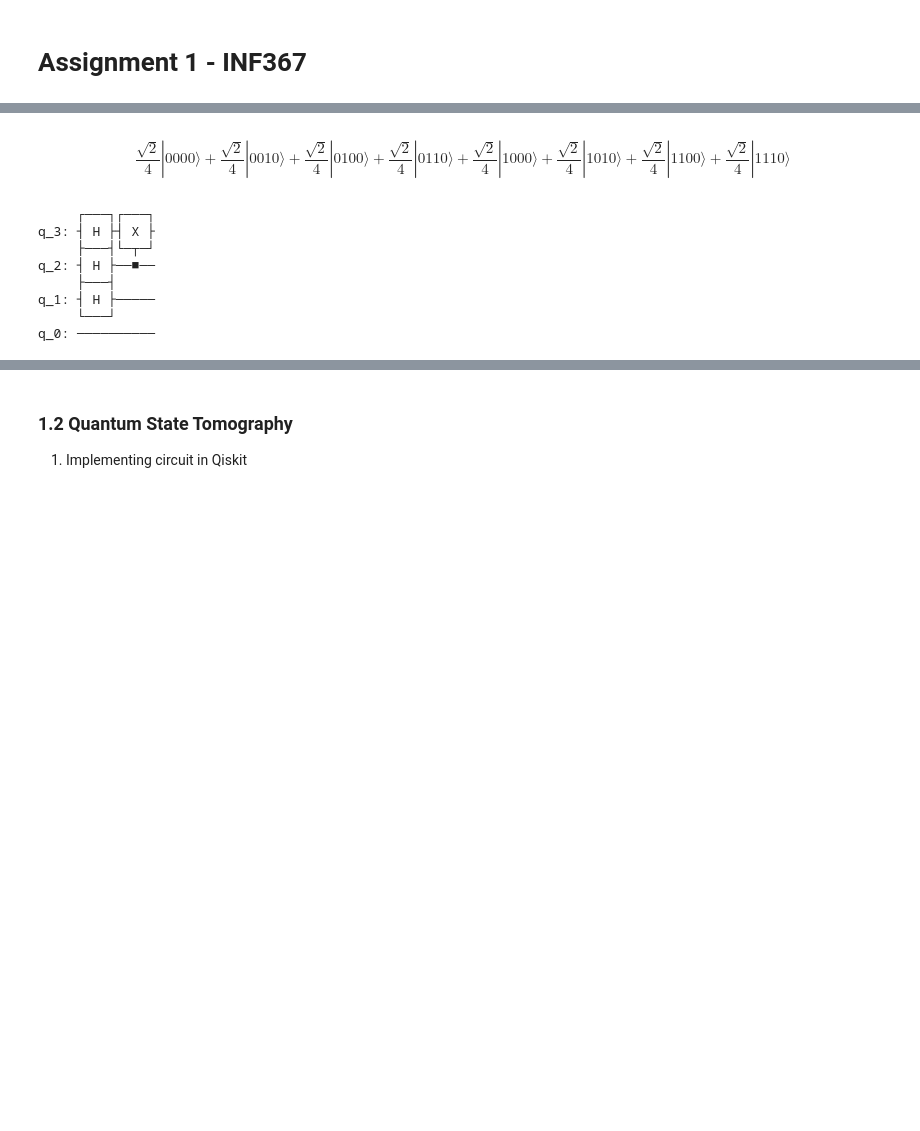
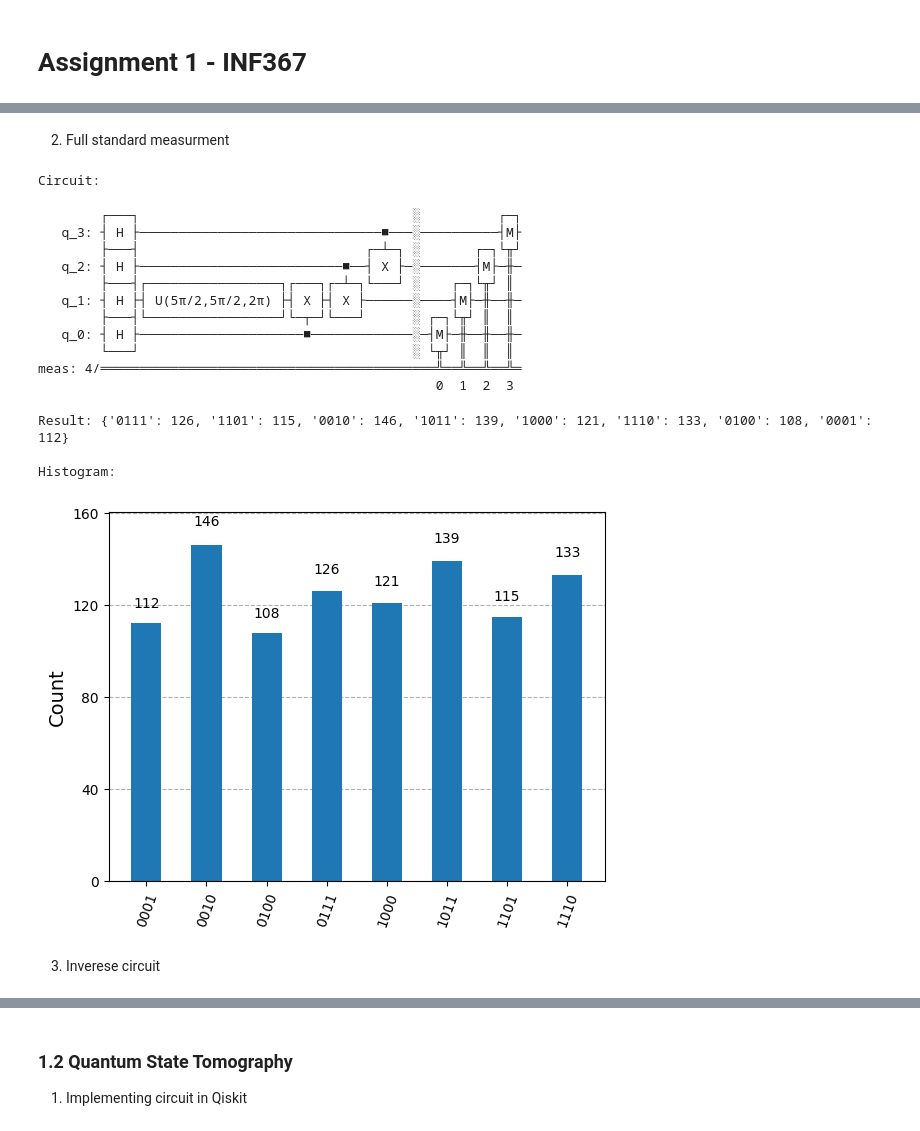
Before and after one commit to auroraingebrigtsen/Assignment1-Inf367, a Jupyter notebook: Quantum2024_MandatoryI_Coding.ipynb, the cells around one changed output, grey strips where cells are left out. Saved outputs shown, nothing was run; the diff lists cells and outputs as text; code cells hidden in the pictures; blank space fills up the shorter version.

```diff
--- a/Quantum2024_MandatoryI_Coding.ipynb
+++ b/Quantum2024_MandatoryI_Coding.ipynb
@@ -14,16 +25,21 @@ from qiskit.quantum_info import Statevector, Operator
 # %%
 qc = QuantumCircuit(4)
 
-#qc.h(3)
-#qc.h(3)
+qc.h(3)
+qc.h(2)
+qc.h(1)
+qc.h(0)
 
-qc.h(3)
+qc.u(np.pi*2.5, np.pi*2.5, np.pi*2,1)
 
-#qc.u(np.pi, np.pi/2, np.pi/2,3)
+qc.cx(0,1)
+qc.cx(2,1)
+qc.cx(3,2)
+
 statevector = Statevector(qc)
+x = Operator(qc).to_matrix()
+
 display(statevector.draw('latex'))
 display(qc.draw(reverse_bits=True))
-x = Operator(qc).to_matrix()
-x /= 1/4
 display(array_to_latex(x))
 # %% [output]
@@ -49,29 +66,4 @@ $$
  \end{bmatrix}
 $$
-# %%
-qc = QuantumCircuit(4)
-qc.h(3)
-qc.h(2)
-qc.h(1)
-qc.cx(2,3)
-statevector = Statevector(qc)
-display(statevector.draw('latex'))
-display(qc.draw(reverse_bits=True))
-#x = Operator(qc).to_matrix()
-#display(array_to_latex(x))
-# %% [output]
-$$\frac{\sqrt{2}}{4} |0000\rangle+\frac{\sqrt{2}}{4} |0010\rangle+\frac{\sqrt{2}}{4} |0100\rangle+\frac{\sqrt{2}}{4} |0110\rangle+\frac{\sqrt{2}}{4} |1000\rangle+\frac{\sqrt{2}}{4} |1010\rangle+\frac{\sqrt{2}}{4} |1100\rangle+\frac{\sqrt{2}}{4} |1110\rangle$$
-     ┌───┐┌───┐
-q_3: ┤ H ├┤ X ├
-     ├───┤└─┬─┘
-q_2: ┤ H ├──■──
-     ├───┤
-q_1: ┤ H ├─────
-     └───┘
-q_0: ──────────
-# %%
-qc = QuantumCircuit(1)
-qc.x(0)
-qc.h(0)
-qc.y(0)
-x = Operator(qc).to_matrix()
+# %% [markdown]
+2. Full standard measurment
@@ -77,0 +72,27 @@ x = Operator(qc).to_matrix()
+# %%
+print('Circuit:')
+display(qc.draw(reverse_bits=True))
+
+print('Result:',res,end='\n\n')
+
+print('Histogram:')
+plot_histogram(res)
+# %% [output]
+Circuit:
+        ┌───┐                                   ░          ┌─┐
+   q_3: ┤ H ├───────────────────────────────■───░──────────┤M├
+        ├───┤                             ┌─┴─┐ ░       ┌─┐└╥┘
+   q_2: ┤ H ├──────────────────────────■──┤ X ├─░───────┤M├─╫─
+        ├───┤┌─────────────────┐┌───┐┌─┴─┐└───┘ ░    ┌─┐└╥┘ ║
+   q_1: ┤ H ├┤ U(5π/2,5π/2,2π) ├┤ X ├┤ X ├──────░────┤M├─╫──╫─
+        ├───┤└─────────────────┘└─┬─┘└───┘      ░ ┌─┐└╥┘ ║  ║
+   q_0: ┤ H ├─────────────────────■─────────────░─┤M├─╫──╫──╫─
+        └───┘                                   ░ └╥┘ ║  ║  ║
+meas: 4/═══════════════════════════════════════════╩══╩══╩══╩═
+                                                   0  1  2  3
+Result: {'0111': 126, '1101': 115, '0010': 146, '1011': 139, '1000': 121, '1110': 133, '0100': 108, '0001': 112}
+
+Histogram:
+[figure, added]
+# %% [markdown]
+3. Inverese circuit
```
Also changed, not shown: parts of 18 cells of this notebook.
